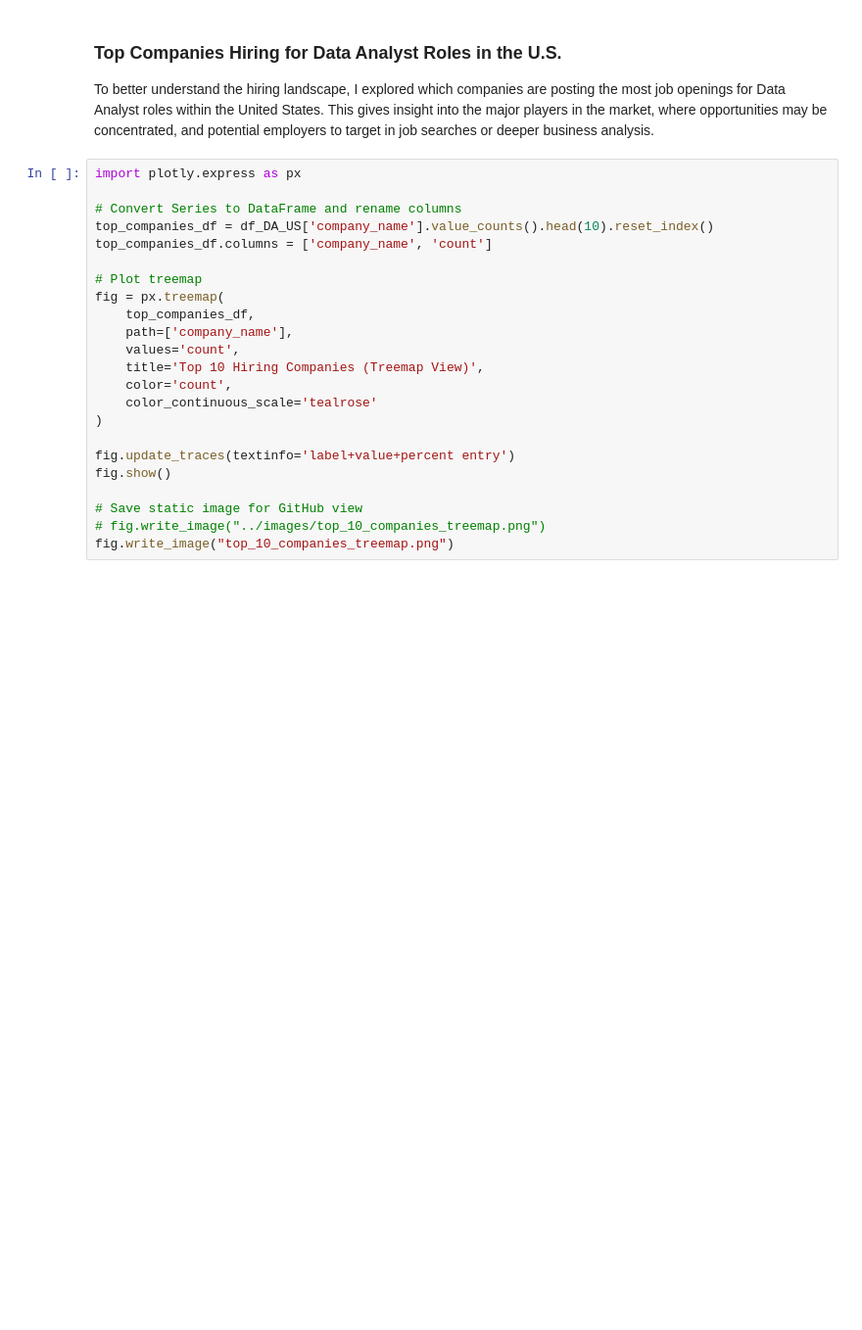
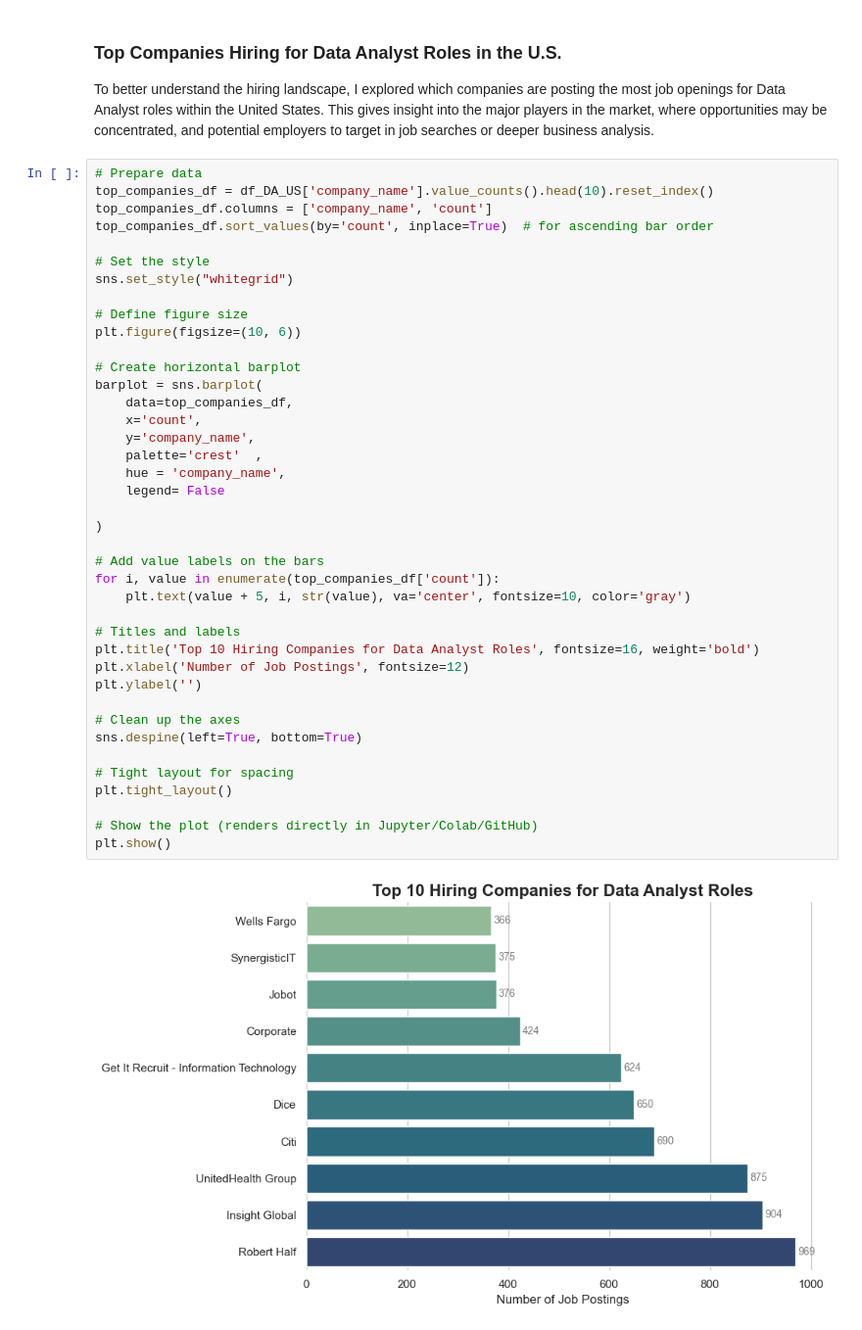
Before and after one commit to oliviakdata/data_jobs_postings, a Jupyter notebook: notebooks/eda.ipynb, the cells around one changed output. Shown at 98% size. Cells and saved outputs as stored; diff of their text form; blank space fills up the shorter version.

```diff
--- a/notebooks/eda.ipynb
+++ b/notebooks/eda.ipynb
@@ -148,25 +151,44 @@ plt.show()
 
 To better understand the hiring landscape, I explored which companies are posting the most job openings for Data Analyst roles within the United States. This gives insight into the major players in the market, where opportunities may be concentrated, and potential employers to target in job searches or deeper business analysis.
 # %%
-import plotly.express as px
-
-# Convert Series to DataFrame and rename columns
+# Prepare data
 top_companies_df = df_DA_US['company_name'].value_counts().head(10).reset_index()
 top_companies_df.columns = ['company_name', 'count']
+top_companies_df.sort_values(by='count', inplace=True)  # for ascending bar order
 
-# Plot treemap
-fig = px.treemap(
-    top_companies_df,
-    path=['company_name'],
-    values='count',
-    title='Top 10 Hiring Companies (Treemap View)',
-    color='count',
-    color_continuous_scale='tealrose'
+# Set the style
+sns.set_style("whitegrid")
+
+# Define figure size
+plt.figure(figsize=(10, 6))
+
+# Create horizontal barplot
+barplot = sns.barplot(
+    data=top_companies_df,
+    x='count',
+    y='company_name',
+    palette='crest'  ,
+    hue = 'company_name',
+    legend= False
+
 )
 
-fig.update_traces(textinfo='label+value+percent entry')
-fig.show()
+# Add value labels on the bars
+for i, value in enumerate(top_companies_df['count']):
+    plt.text(value + 5, i, str(value), va='center', fontsize=10, color='gray')
 
-# Save static image for GitHub view
-# fig.write_image("../images/top_10_companies_treemap.png")
-fig.write_image("top_10_companies_treemap.png")
+# Titles and labels
+plt.title('Top 10 Hiring Companies for Data Analyst Roles', fontsize=16, weight='bold')
+plt.xlabel('Number of Job Postings', fontsize=12)
+plt.ylabel('')
+
+# Clean up the axes
+sns.despine(left=True, bottom=True)
+
+# Tight layout for spacing
+plt.tight_layout()
+
+# Show the plot (renders directly in Jupyter/Colab/GitHub)
+plt.show()
+# %% [output]
+[figure, added]
```
Also changed, not shown: parts of 6 cells of this notebook, 5 other files.
